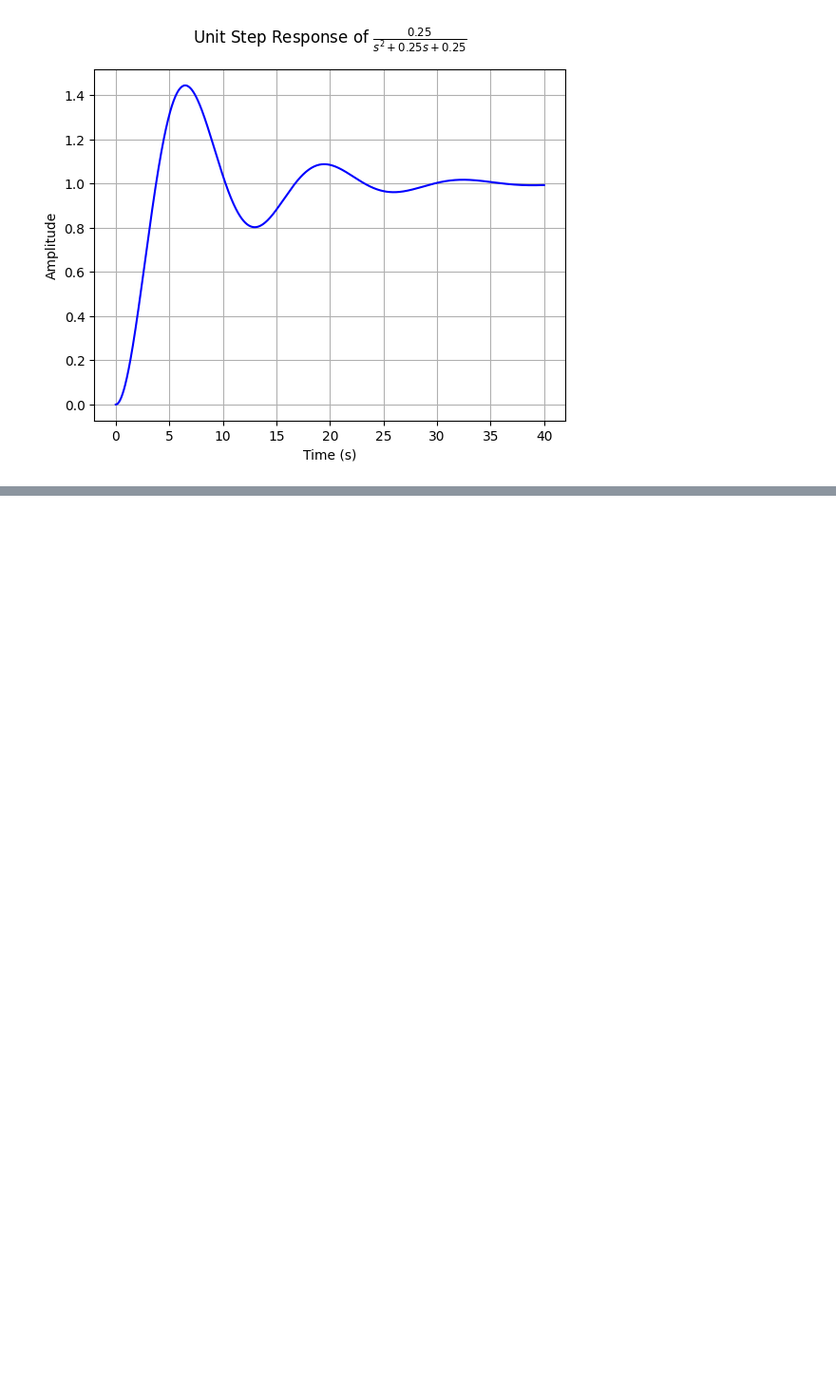
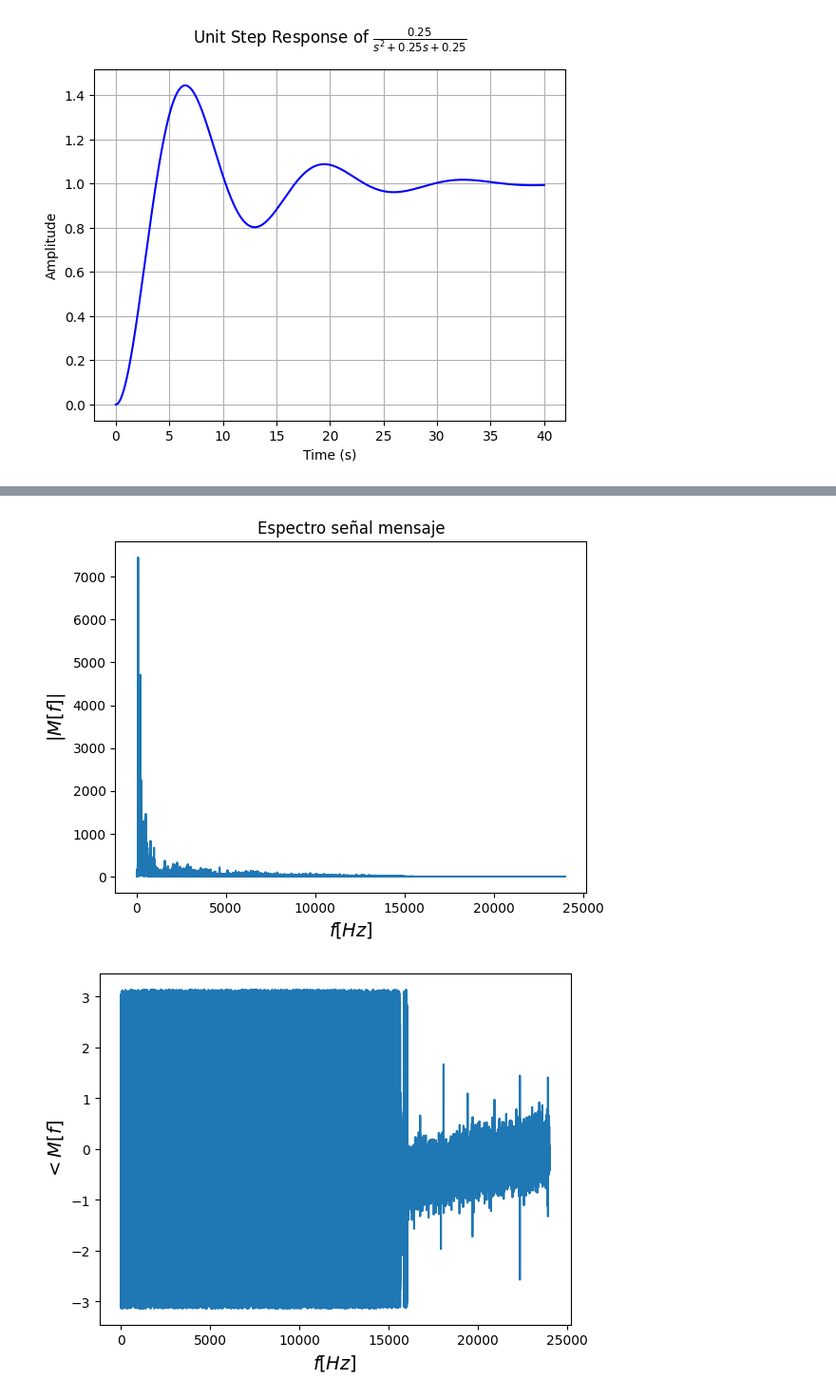
Before and after one commit to Cristian2820/Senales-y-sistemas, a Jupyter notebook: Parciales/Parcial 3/Parcial_3.ipynb, the cells around one changed output, grey strips where cells are left out. Shown at 95% size. Cells and saved outputs as stored; diff of their text form; code cells hidden in the pictures; blank space fills up the shorter version.

```diff
--- a/Parciales/Parcial 3/Parcial_3.ipynb
+++ b/Parciales/Parcial 3/Parcial_3.ipynb
@@ -137,0 +244,17 @@ step_response_plot(tf1,upper_limit=5/(xi.subs(mck)*wn.subs(mck)))
+# %%
+#Fourier señal mensaje
+Mw = np.fft.rfft(m) # axis=0 permite aplicar fft por cada columna de xpro
+vf = np.fft.rfftfreq(m.shape[0],1/fs) #se crea el vector de frecuencias
+plt.plot(vf,abs(Mw))#se grafica la magnitud
+plt.title(r'Espectro señal mensaje')
+plt.xlabel(r'$f[Hz]$',fontsize = 14)
+plt.ylabel(r'$|M[f]|$',fontsize = 14)
+plt.show()
+
+plt.plot(vf, np.angle(Mw))#fase del espectro
+plt.xlabel(r'$f[Hz]$',fontsize = 14)
+plt.ylabel(r'$<M[f]$',fontsize = 14)
+plt.show()
+# %% [output]
+[figure, added]
+[figure, added]
```
Also changed, not shown: parts of 61 cells of this notebook.
